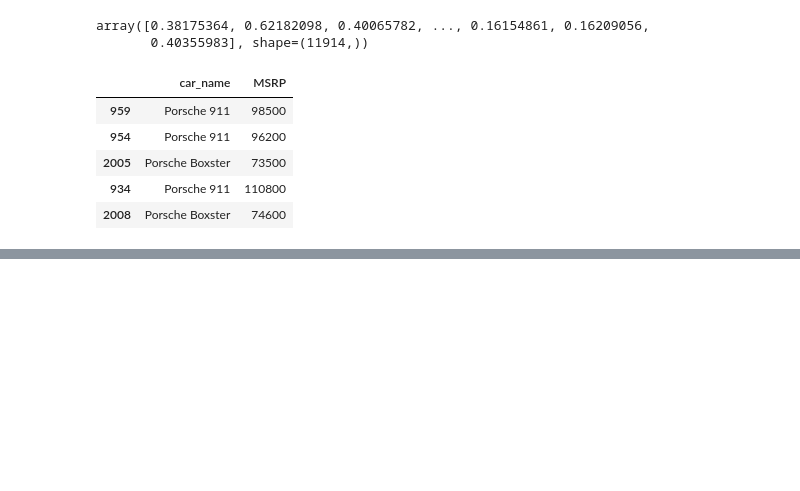
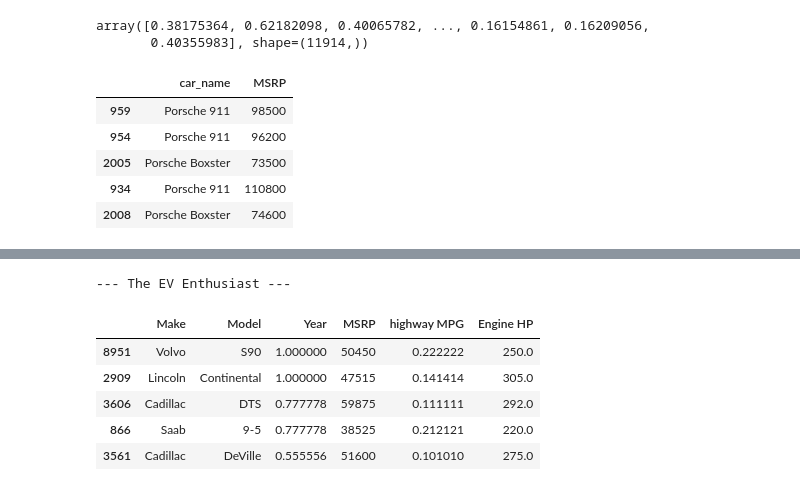
Before and after one commit to PremKarhale/CarRecommendationSystem, a Jupyter notebook: model_training/car_recommendation.ipynb, the cells around one changed output, grey strips where cells are left out. Cells and saved outputs as stored; diff of their text form; code cells hidden in the pictures; blank space fills up the shorter version.

```diff
--- a/model_training/car_recommendation.ipynb
+++ b/model_training/car_recommendation.ipynb
@@ -616,0 +637,20 @@ display(luxury_suvs)
+# %%
+tech_cars = recommend_from_preferences(
+    budget=80000,
+    vehicle_style='Sedan',
+    size='Large',
+    focus='efficiency',   # Because EVs essentially have infinite city MPG compared to gas
+    is_luxury=True,
+    transmission='DIRECT DRIVE', # EVs usually use direct drive instead of standard automatics
+    fuel_type='electric'
+)
+print("\n--- The EV Enthusiast ---")
+display(tech_cars)
+# %% [output]
+--- The EV Enthusiast ---
+|  | Make | Model | Year | MSRP | highway MPG | Engine HP |
+| 8951 | Volvo | S90 | 1.000000 | 50450 | 0.222222 | 250.0 |
+| 2909 | Lincoln | Continental | 1.000000 | 47515 | 0.141414 | 305.0 |
+| 3606 | Cadillac | DTS | 0.777778 | 59875 | 0.111111 | 292.0 |
+| 866 | Saab | 9-5 | 0.777778 | 38525 | 0.212121 | 220.0 |
+| 3561 | Cadillac | DeVille | 0.555556 | 51600 | 0.101010 | 275.0 |
```
Also changed, not shown: parts of 6 cells of this notebook.
